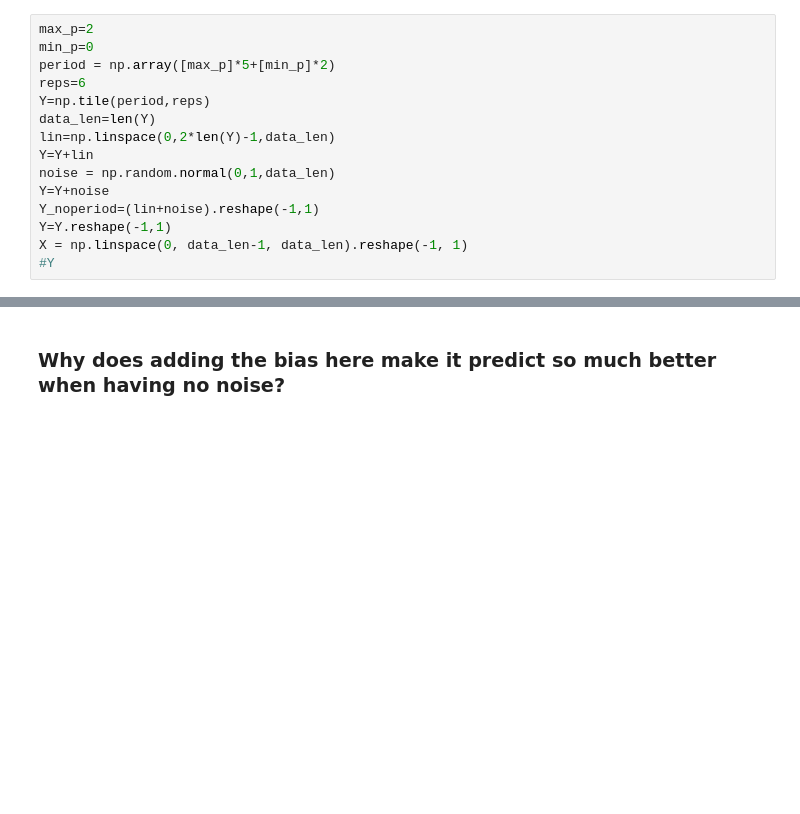
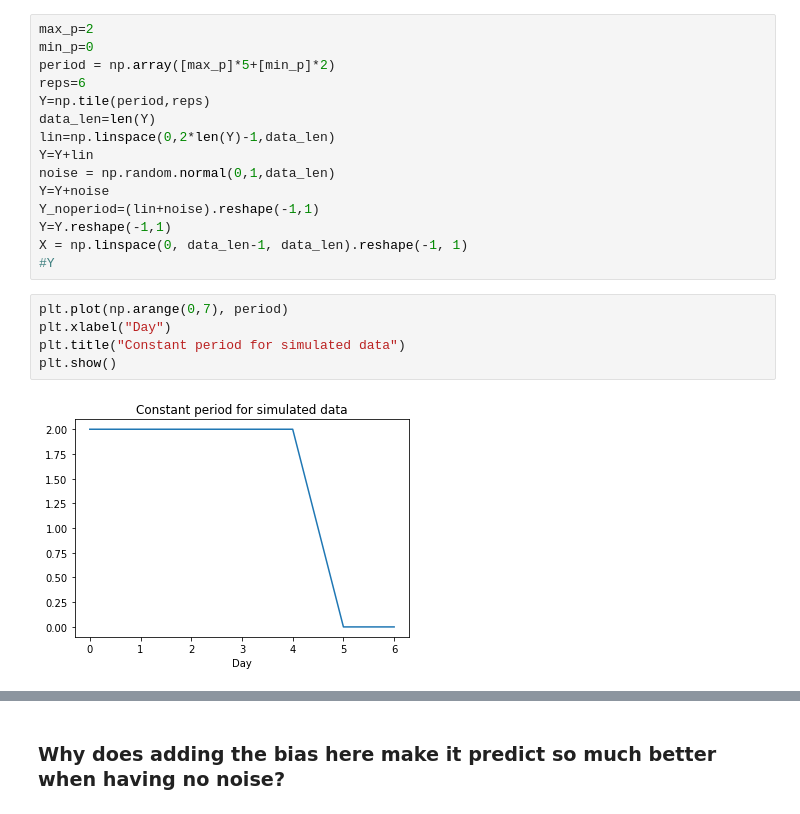
Before and after one commit to Tinkaa/Bitcoin_prediction, a Jupyter notebook: toydata.ipynb, the cells around one changed output, grey strips where cells are left out. Saved outputs shown, nothing was run; the diff lists cells and outputs as text; blank space fills up the shorter version.

Commit message:
Add period plot, and labels to fitting plots

```diff
--- a/toydata.ipynb
+++ b/toydata.ipynb
@@ -38,6 +38,13 @@ Y_noperiod=(lin+noise).reshape(-1,1)
 Y=Y.reshape(-1,1)
 X = np.linspace(0, data_len-1, data_len).reshape(-1, 1)
 #Y
+# %%
+plt.plot(np.arange(0,7), period)
+plt.xlabel("Day")
+plt.title("Constant period for simulated data")
+plt.show()
+# %% [output]
+[figure, added]
 # %%
 plt.plot(X,Y)
 plt.plot(X,Y_noperiod)
```
Also changed, not shown: parts of 4 cells of this notebook.
